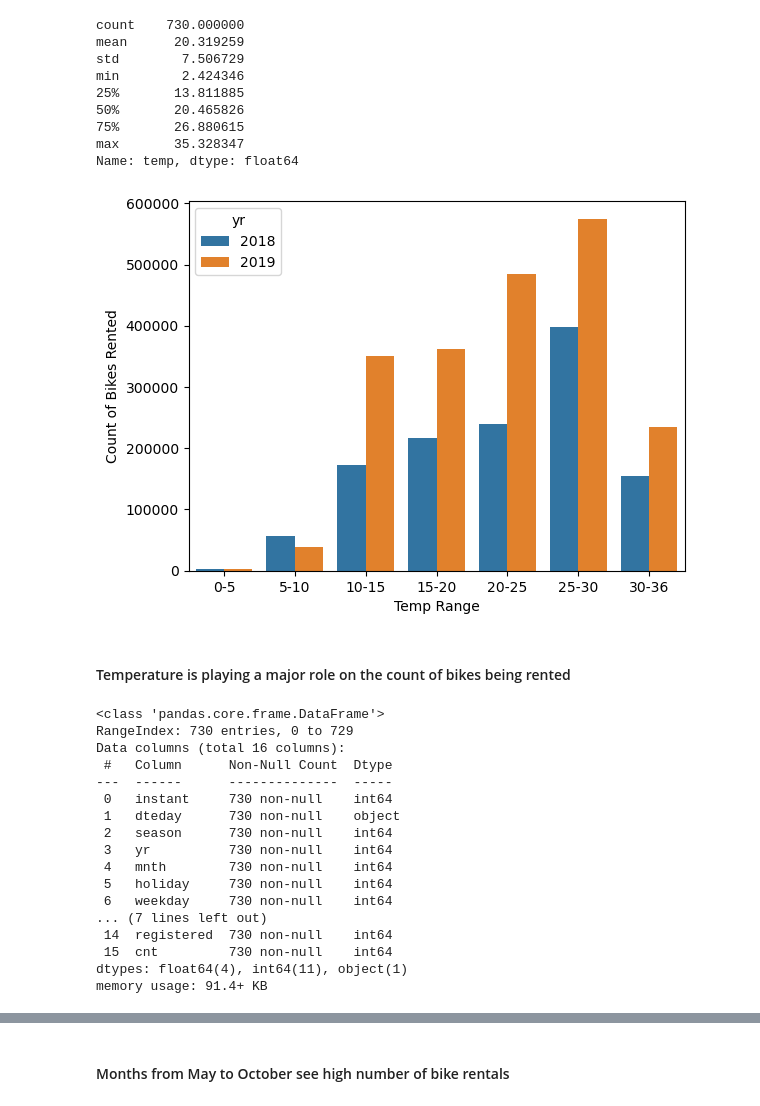
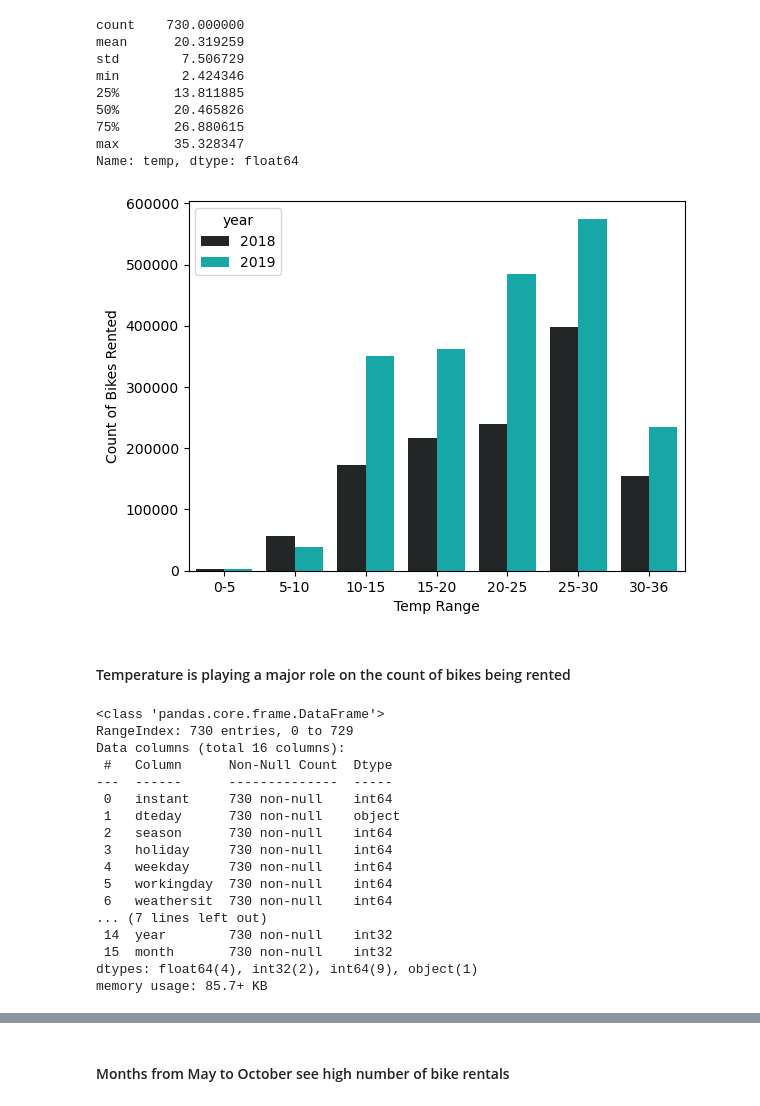
Before and after one commit to Mathur79/BikeSharing, a Jupyter notebook: BikeSharing.ipynb, the cells around one changed output, grey strips where cells are left out. Saved outputs shown, nothing was run; the diff lists cells and outputs as text; code cells hidden in the pictures.

```diff
--- a/BikeSharing.ipynb
+++ b/BikeSharing.ipynb
@@ -82,6 +85,13 @@ df.describe()
 | 50% | 365.500000 | 3.000000 | 0.500000 | 7.000000 | 0.000000 | 3.000000 | 1.000000 | 1.000000 | 20.465826 | 24.368225 | ... |
 | 75% | 547.750000 | 3.000000 | 1.000000 | 10.000000 | 0.000000 | 5.000000 | 1.000000 | 2.000000 | 26.880615 | 30.445775 | ... |
 | max | 730.000000 | 4.000000 | 1.000000 | 12.000000 | 1.000000 | 6.000000 | 1.000000 | 3.000000 | 35.328347 | 42.044800 | ... |
+# %%
+# Extracting Year and Month from dteday
+df['year'] = pd.to_datetime(df['dteday'],format="mixed",dayfirst=True).dt.year
+df['month'] = pd.to_datetime(df['dteday'],format='mixed',dayfirst=True).dt.month
+
+
+df = df.drop(['yr','mnth'],axis=1)
 # %% [markdown]
 Data Analysis
 # %%
@@ -135,14 +146,13 @@ bins = [0,5, 10,15, 20, 25, 30, 36]
 labels = ['0-5','5-10','10-15','15-20','20-25','25-30','30-36']
 df['temp-binned'] = pd.cut(df['temp'], bins=bins, labels=labels)
 # %%
-tempdataframe = df.groupby(['temp-binned','yr'])['cnt'].sum().reset_index()
-tempdataframe[['yr']] = tempdataframe[['yr']].apply(lambda x: x.map({0:"2018",1:"2019"}))
-sns.barplot(tempdataframe,x='temp-binned',y='cnt',hue='yr')
+tempdataframe = df.groupby(['temp-binned','year'])['cnt'].sum().reset_index()
+sns.barplot(tempdataframe,x='temp-binned',y='cnt',hue='year',color='c')
 plt.xlabel("Temp Range")
 plt.ylabel("Count of Bikes Rented")
 plt.show()
 # %% [output]
-[figure, old version]
+[figure, new version]
 # %% [markdown]
 #### Temperature is playing a major role on the count of bikes being rented
 # %%
@@ -158,14 +168,14 @@ Data columns (total 16 columns):
  0   instant     730 non-null    int64
  1   dteday      730 non-null    object
  2   season      730 non-null    int64
- 3   yr          730 non-null    int64
- 4   mnth        730 non-null    int64
- 5   holiday     730 non-null    int64
- 6   weekday     730 non-null    int64
+ 3   holiday     730 non-null    int64
+ 4   weekday     730 non-null    int64
+ 5   workingday  730 non-null    int64
+ 6   weathersit  730 non-null    int64
 ... (7 lines left out)
- 14  registered  730 non-null    int64
- 15  cnt         730 non-null    int64
-dtypes: float64(4), int64(11), object(1)
-memory usage: 91.4+ KB
+ 14  year        730 non-null    int32
+ 15  month       730 non-null    int32
+dtypes: float64(4), int32(2), int64(9), object(1)
+memory usage: 85.7+ KB
 # %%
 #dropping columns instant and  dteday
```
Also changed, not shown: parts of 41 cells of this notebook.
